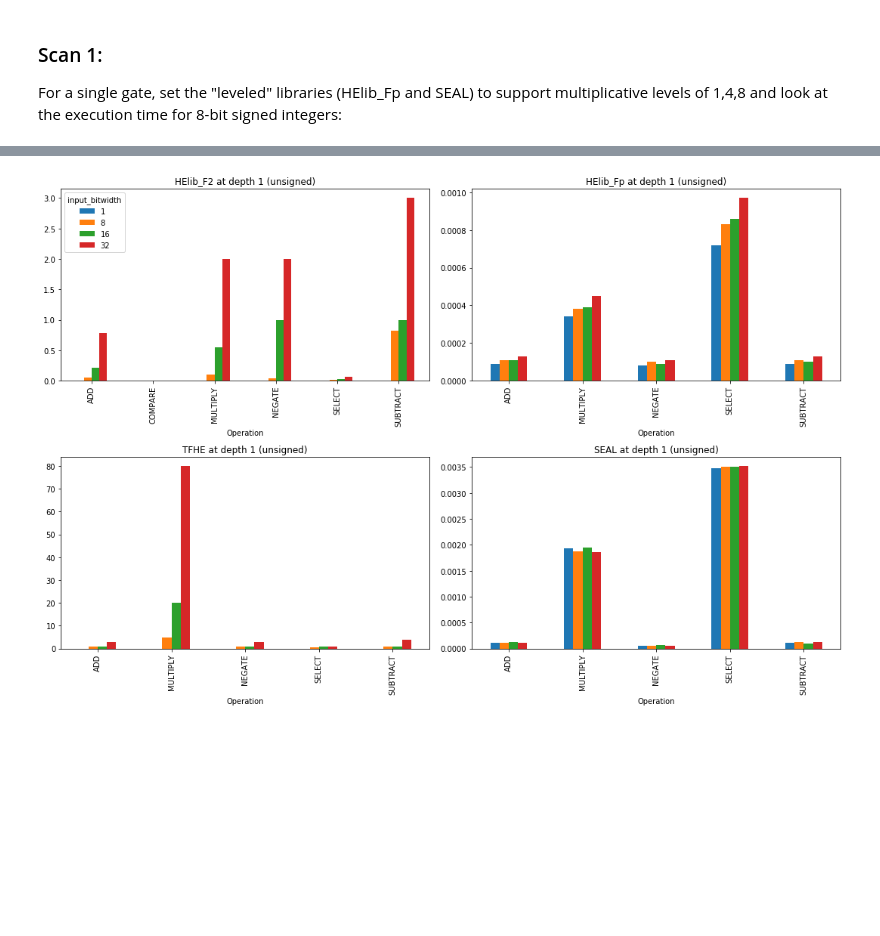
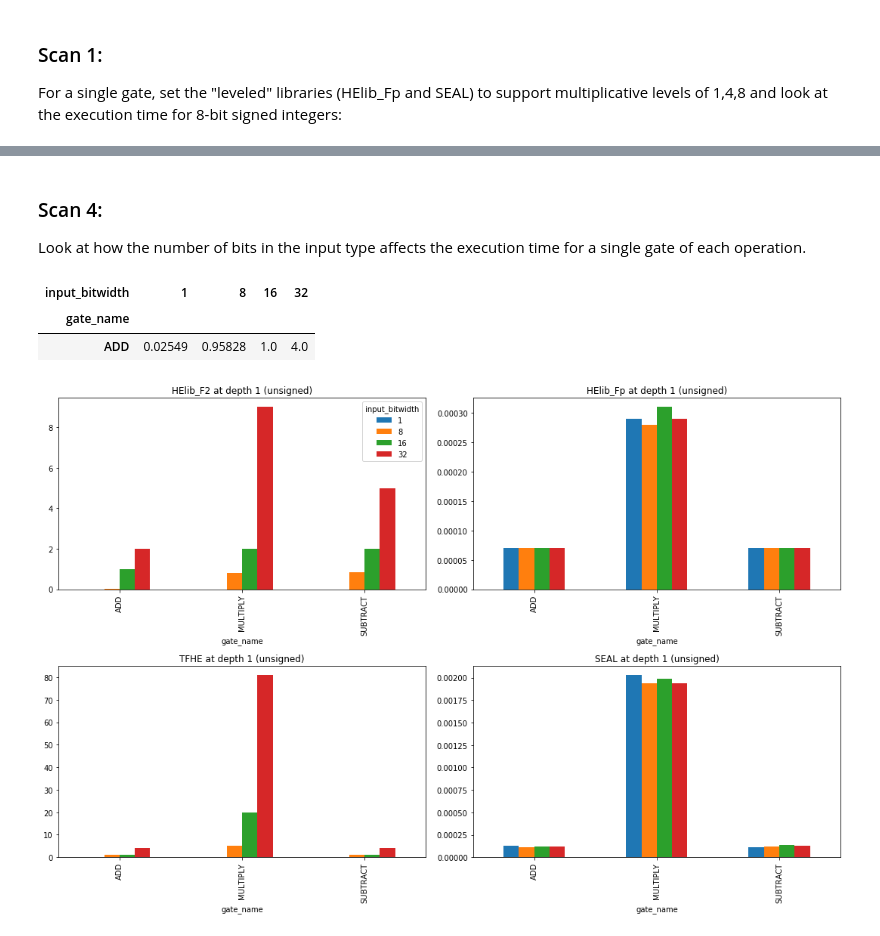
Before and after one commit to alan-turing-institute/SHEEP, a Jupyter notebook: Low-level-benchmarks.ipynb, the cells around one changed output, grey strips where cells are left out. Cells and saved outputs as stored; diff of their text form; code cells hidden in the pictures; blank space fills up the shorter version.

```diff
--- a/Low-level-benchmarks.ipynb
+++ b/Low-level-benchmarks.ipynb
@@ -54,18 +104,9 @@ plt.show()
 # %%
-def libs_op_depth(op_str, bitwidth, is_signed, libs_list):
-    rows = all_rows[(all_rows.input_bitwidth==bitwidth) & (all_rows.gate_name==op_str) & all_rows.context_name.isin(libs_list) & (all_rows.input_signed==is_signed)]
-    rows.context_name.name = "Library"
-    rows.execution_time.name = "Time (s)"
-    return rows.pivot(index='context_name', columns='depth', values='execution_time')
-
 all_ops = set(all_rows.gate_name)
-print(all_ops)
-all_libs = ["HElib_F2", "HElib_Fp", "TFHE", "SEAL"]
 bitwidth = 8
-is_signed = True
+is_signed = False
 for i, op in enumerate(all_ops):
     if op == "COMPARE": continue
-    libs = ["HElib_Fp", "SEAL"]
     libs = ["HElib_F2", "TFHE"]# all_libs
     rows = libs_op_depth(op, bitwidth, is_signed, libs)
     axis = plt.subplot((len(all_ops) + 2 // 2) // 2, 2, i + 1)
@@ -78,0 +122,13 @@ plt.show()
+# %%
+all_ops = set(all_rows.gate_name)
+bitwidth = 8
+is_signed = False
+for i, op in enumerate(all_ops):
+    if op == "COMPARE": continue
+    libs = ["HElib_Fp", "SEAL"]# all_libs
+    rows = libs_op_depth(op, bitwidth, is_signed, libs)
+    axis = plt.subplot((len(all_ops) + 2 // 2) // 2, 2, i + 1)
+    #axis.set_yscale("log")
+    rows.plot(ax=axis, title=op + ' with bitwidth = ' + str(bitwidth), kind='bar', figsize=(15, 10), legend=False if i!=0 else True)
+plt.tight_layout()
+plt.show()
@@ -79,21 +137,32 @@ plt.show()
+# %% [markdown]
+### Scan 4:
+Look at how the number of bits in the input type affects the execution time for a single gate of each operation.
+# %%
+def ops_lib_bitwidth(depth, is_signed, lib, ops):
+    rows = all_rows[ (all_rows.context_name==lib)&(all_rows.input_signed==is_signed)&(all_rows.depth==depth)&(all_rows.gate_name.isin(ops))]
+    rows.execution_time.name = "Time (s)"
+    rows.gate_name.name = "Operation"
+    return rows.drop_duplicates(["gate_name", "input_bitwidth"]).pivot(index='gate_name', columns='input_bitwidth', values='execution_time')
+# %%
+rows = ops_lib_bitwidth(1,False,"TFHE",["ADD"])
+rows
+# %% [output]
+| input_bitwidth | 1 | 8 | 16 | 32 |
+| gate_name |  |  |  |  |
+| ADD | 0.02549 | 0.95828 | 1.0 | 4.0 |
 # %%
-def ops_lib_depth(depth, is_signed, lib, ops):
-    rows = all_rows[(all_rows.context_name==lib)&(all_rows.input_signed==is_signed)&(all_rows.depth==depth)&(all_rows.gate_name.isin(ops))]
-    rows.execution_time.name = "Time (s)"
-    rows.gate_name.name = "Operation"
-    return rows.pivot(index='gate_name', columns='input_bitwidth', values='execution_time')
-
 all_ops = set(all_rows.gate_name)
 ops = all_ops#["ADD", "SUBTRACT"]
+ops = ["ADD","SUBTRACT","MULTIPLY"]
 all_libs = ["HElib_F2", "HElib_Fp", "TFHE", "SEAL"]
 depth = 1
 is_signed = False
 for i, lib in enumerate(all_libs):
-    rows = ops_lib_depth(depth, False, lib, ops)
+    rows = ops_lib_bitwidth(depth, False, lib, ops)
     axis = plt.subplot((len(all_libs) + 2 // 2) // 2, 2, i + 1)
     #axis.set_yscale("log")
     rows.plot(ax=axis, title='{} at depth {} ({}signed)'.format(lib, depth, '' if is_signed else 'un'), kind='bar', figsize=(15, 10), legend=False if i!=0 else True)
 plt.tight_layout()
 plt.show()
 # %% [output]
-[figure, old version]
+[figure, new version]
```
Also changed, not shown: parts of 15 cells of this notebook, 1 other file.
